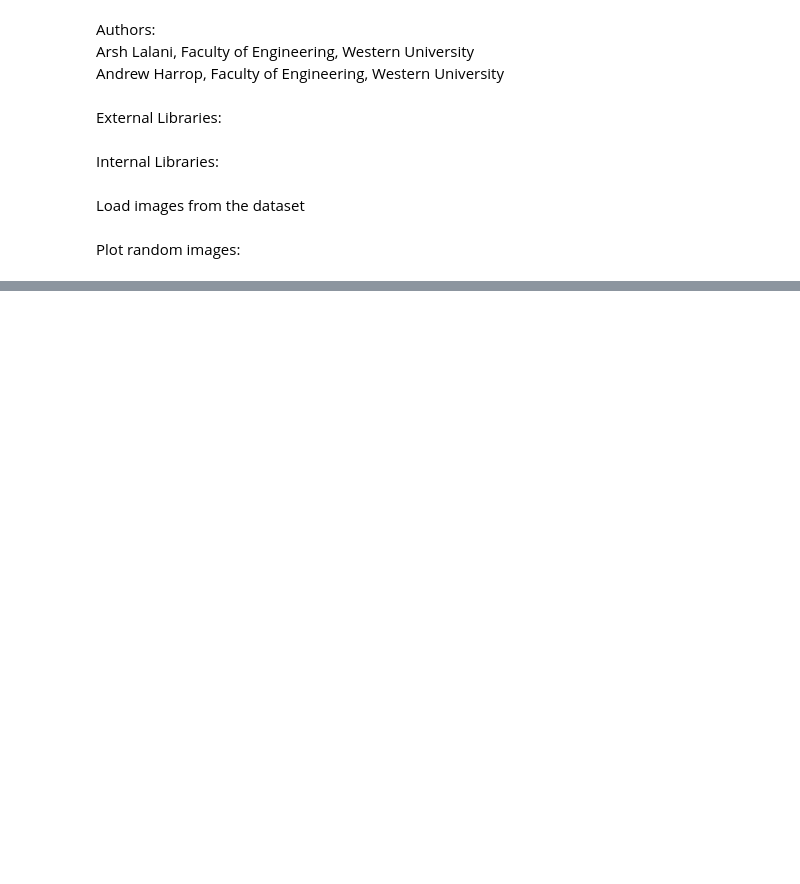
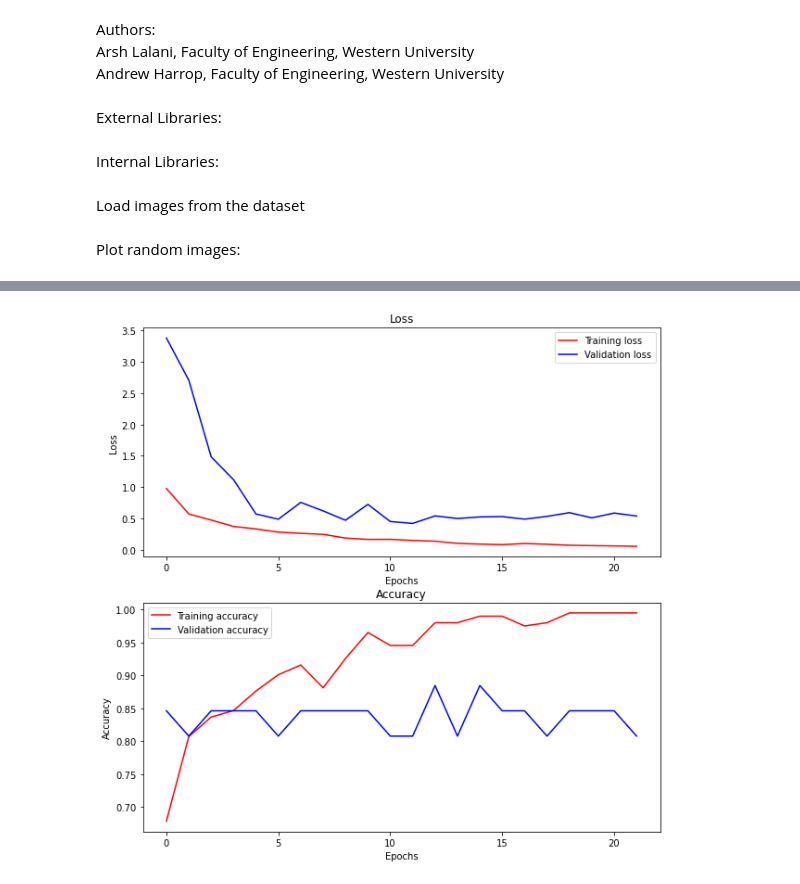
Before and after one commit to andrewharrop/Advanced-AI-Thesis, a Jupyter notebook: main.ipynb, the cells around one changed output, grey strips where cells are left out. Saved outputs shown, nothing was run; the diff lists cells and outputs as text; code cells hidden in the pictures; blank space fills up the shorter version.

```diff
--- a/main.ipynb
+++ b/main.ipynb
@@ -87,0 +131,26 @@ plot_cnn_history(base_cnn_history)
+# %%
+X_train = np.array(X_train)
+Y_train = labels_to_categorical(np.array(Y_train))
+
+X_test = np.array(X_test)
+Y_test = labels_to_categorical(np.array(Y_test))
+
+X_val = np.array(X_val)
+Y_val = labels_to_categorical(np.array(Y_val))
+
+X_light_train = np.array(X_light_train)
+Y_light_train = labels_to_categorical(np.array(Y_light_train))
+
+X_light_test = np.array(X_light_test)
+Y_light_test = labels_to_categorical(np.array(Y_light_test))
+
+X_light_val = np.array(X_light_val)
+Y_light_val = labels_to_categorical(np.array(Y_light_val))
+
+train_generator = train_datagen.flow(X_train, Y_train, batch_size=32)
+test_generator = test_datagen.flow(X_test, Y_test, batch_size=16)
+validation_generator = test_datagen.flow(X_val, Y_val, batch_size=16)
+
+train_light_generator = train_datagen.flow(X_light_train, Y_light_train, batch_size=32)
+test_light_generator = test_datagen.flow(X_light_test, Y_light_test, batch_size=16)
+validation_light_generator = test_datagen.flow(X_light_val, Y_light_val, batch_size=16)
@@ -87,0 +161,3 @@ plot_cnn_history(base_cnn_history)
+# %%
+model_1 = build_cnn()
+model_1.summary()
@@ -87,0 +184,2 @@ plot_cnn_history(base_cnn_history)
+# %%
+history_1 = train_cnn(model_1, X_light_train, Y_light_train, X_light_val, Y_light_val, epochs=22, batch_size=32)
@@ -87,0 +204,4 @@ plot_cnn_history(base_cnn_history)
+# %%
+plot_history(history_1)
+# %% [output]
+[figure, added]
```
Also changed, not shown: parts of 36 cells of this notebook, 21 other files.
